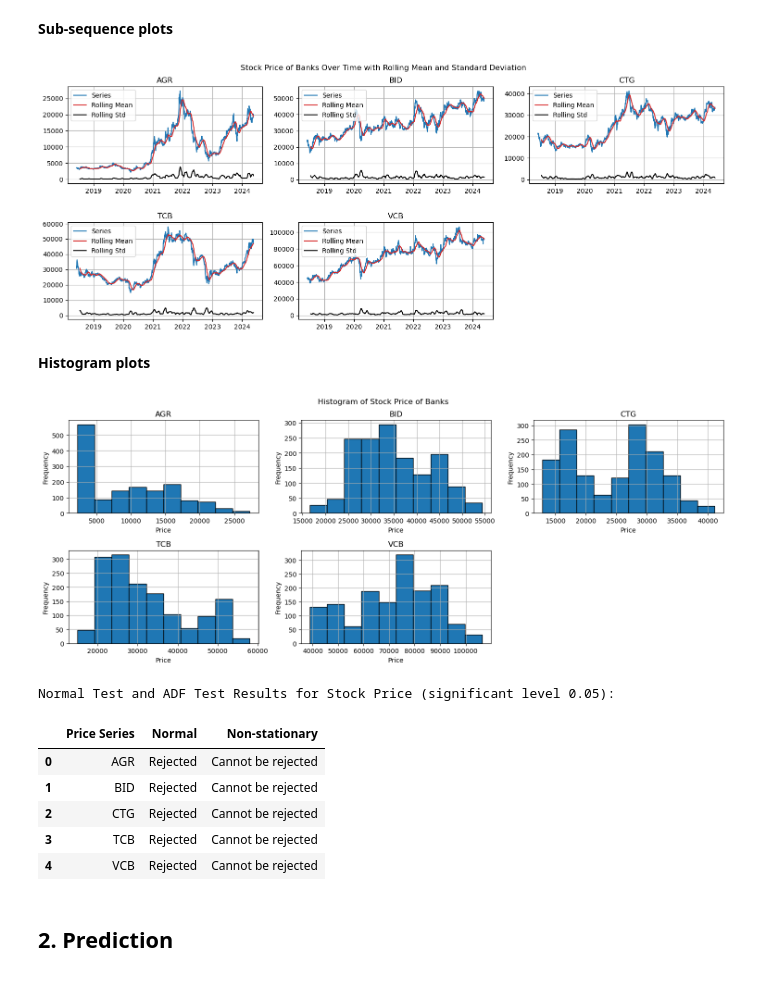
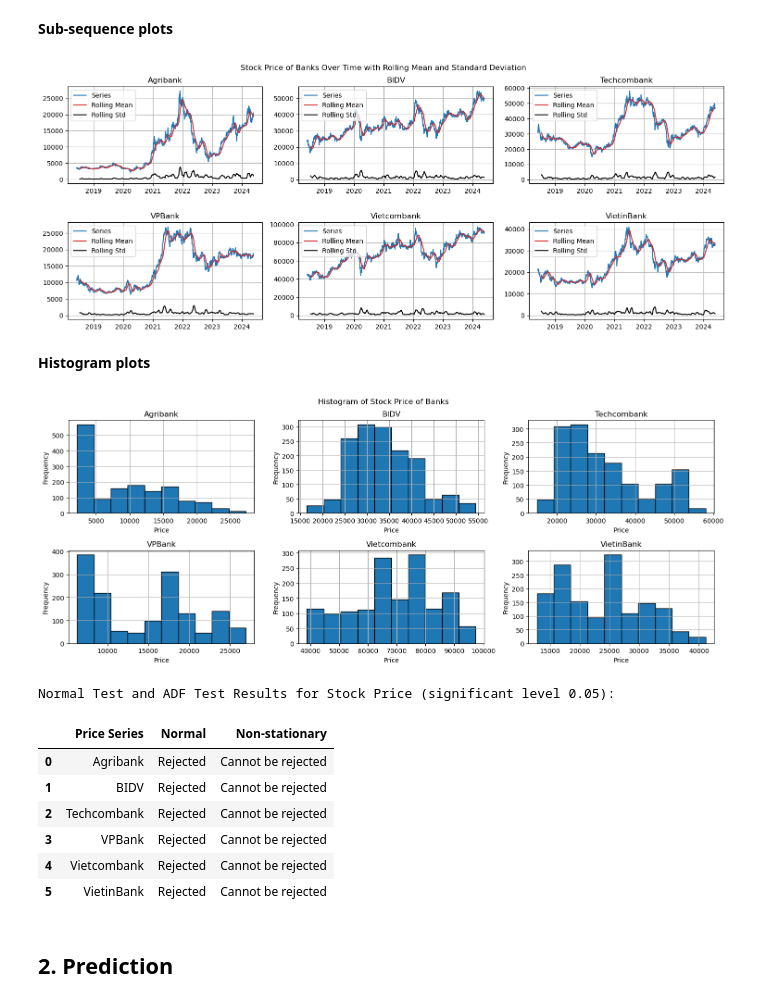
Before and after one commit to HTNam1710/DataViz_Lab02, a Jupyter notebook: stationarity.ipynb, the cells around one changed output. Drawn from its saved outputs; the diff is of its cells as text; code cells hidden in the pictures.

```diff
--- a/stationarity.ipynb
+++ b/stationarity.ipynb
@@ -11,6 +11,6 @@ import warnings
 warnings.filterwarnings('ignore')
 # %%
 # Đọc dữ liệu từ file CSV
-data = pd.read_csv('Data/merged_data.csv')
+data = pd.read_csv('Data/full_data.csv')
 data.head(5)
 # %% [output]
@@ -42,12 +25,12 @@ memory usage: 465.8+ KB
 # %%
 # Group by the 'XSTC' column
-grouped_df = data.groupby('XSTC')
+grouped_df = data.groupby('Bank')
 
 # Create a dictionary to hold each group as a separate dataframe
 dataframes = {name: group for name, group in grouped_df}
 # %%
-def filter_XSTC(XSTC, date_index=True):
-    df = dataframes[XSTC]
+def filter_bank(bank, date_index=True):
+    df = dataframes[bank]
     df = df.sort_values(by='Date')
     if (date_index==False):
         df.reset_index(drop=True, inplace=True)
@@ -247,7 +223,7 @@ rows = (num_plots + 1) // cols
 plt.figure(figsize=(15, 3 * rows))
 
 for i, series_name in enumerate(dataframes.keys(), 1):
-    series = filter_XSTC(series_name)['Price']
+    series = filter_bank(series_name)['Price']
 
     plt.subplot(rows, cols, i)
     # Compute rolling statistics
@@ -267,39 +243,39 @@ plt.subplots_adjust(hspace=0.4)
 plt.suptitle('Stock Price of Banks Over Time with Rolling Mean and Standard Deviation')
 plt.show()
 # %% [output]
-[figure, old version]
+[figure, new version]
 # %% [markdown]
 **Histogram plots**
 # %%
 num_plots = len(dataframes)
 cols = 3
 rows = (num_plots + 1) // cols
 
 plt.figure(figsize=(15, 3 * rows))
 
 for i, series_name in enumerate(dataframes.keys(), 1):
-    series = filter_XSTC(series_name)['Price']
+    series = filter_bank(series_name)['Price']
 
     plt.subplot(rows, cols, i)
     plt.hist(series, bins=10, edgecolor='black')
     plt.title(series_name)
     plt.xlabel('Price')
     plt.ylabel('Frequency')
     plt.grid(True)
 
 
 plt.tight_layout(rect=[0, 0, 1, 0.96])
 plt.subplots_adjust(hspace=0.4)
 plt.suptitle('Histogram of Stock Price of Banks')
 plt.show()
 # %% [output]
-[figure, old version]
+[figure, new version]
 # %%
 sig_level = 0.05
 results = []
 
 for series_name in dataframes.keys():
-    series = filter_XSTC(series_name)['Price']
+    series = filter_bank(series_name)['Price']
     normal_result = normal_test(series, series_name, significance_level=sig_level, prints=False)
     adf_result = adf_test(series, series_name, significance_level=sig_level, prints=False)
     results.append([series_name, normal_result, adf_result])
@@ -309,11 +285,12 @@ pd.DataFrame(results, columns=['Price Series', 'Normal', 'Non-stationary'])
 # %% [output]
 Normal Test and ADF Test Results for Stock Price (significant level 0.05):
 |  | Price Series | Normal | Non-stationary |
-| 0 | AGR | Rejected | Cannot be rejected |
-| 1 | BID | Rejected | Cannot be rejected |
-| 2 | CTG | Rejected | Cannot be rejected |
-| 3 | TCB | Rejected | Cannot be rejected |
-| 4 | VCB | Rejected | Cannot be rejected |
+| 0 | Agribank | Rejected | Cannot be rejected |
+| 1 | BIDV | Rejected | Cannot be rejected |
+| 2 | Techcombank | Rejected | Cannot be rejected |
+| 3 | VPBank | Rejected | Cannot be rejected |
+| 4 | Vietcombank | Rejected | Cannot be rejected |
+| 5 | VietinBank | Rejected | Cannot be rejected |
 # %% [markdown]
 ## **2. Prediction**
 # %% [markdown]
```
Also changed, not shown: parts of 18 cells of this notebook, 1 other file.
